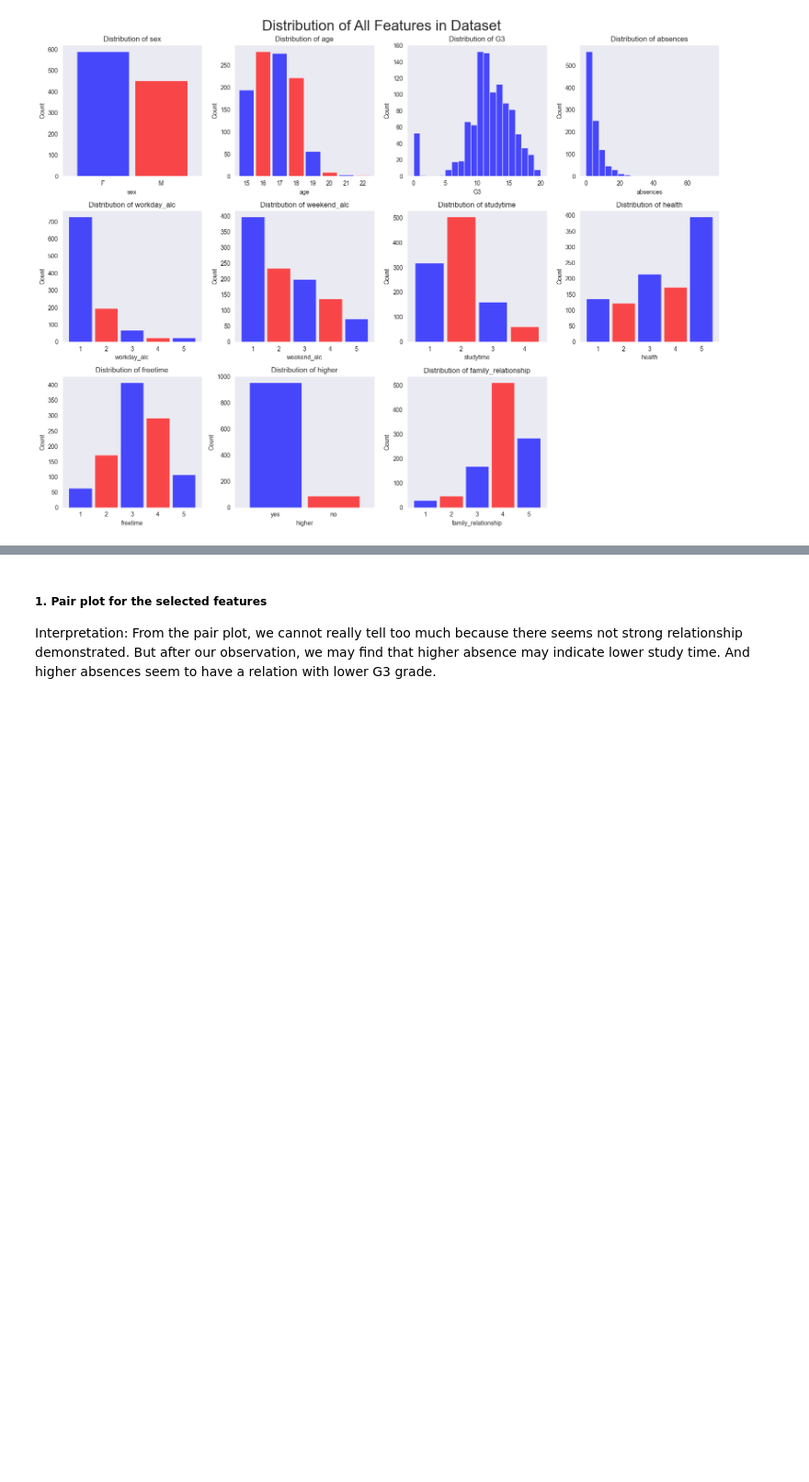
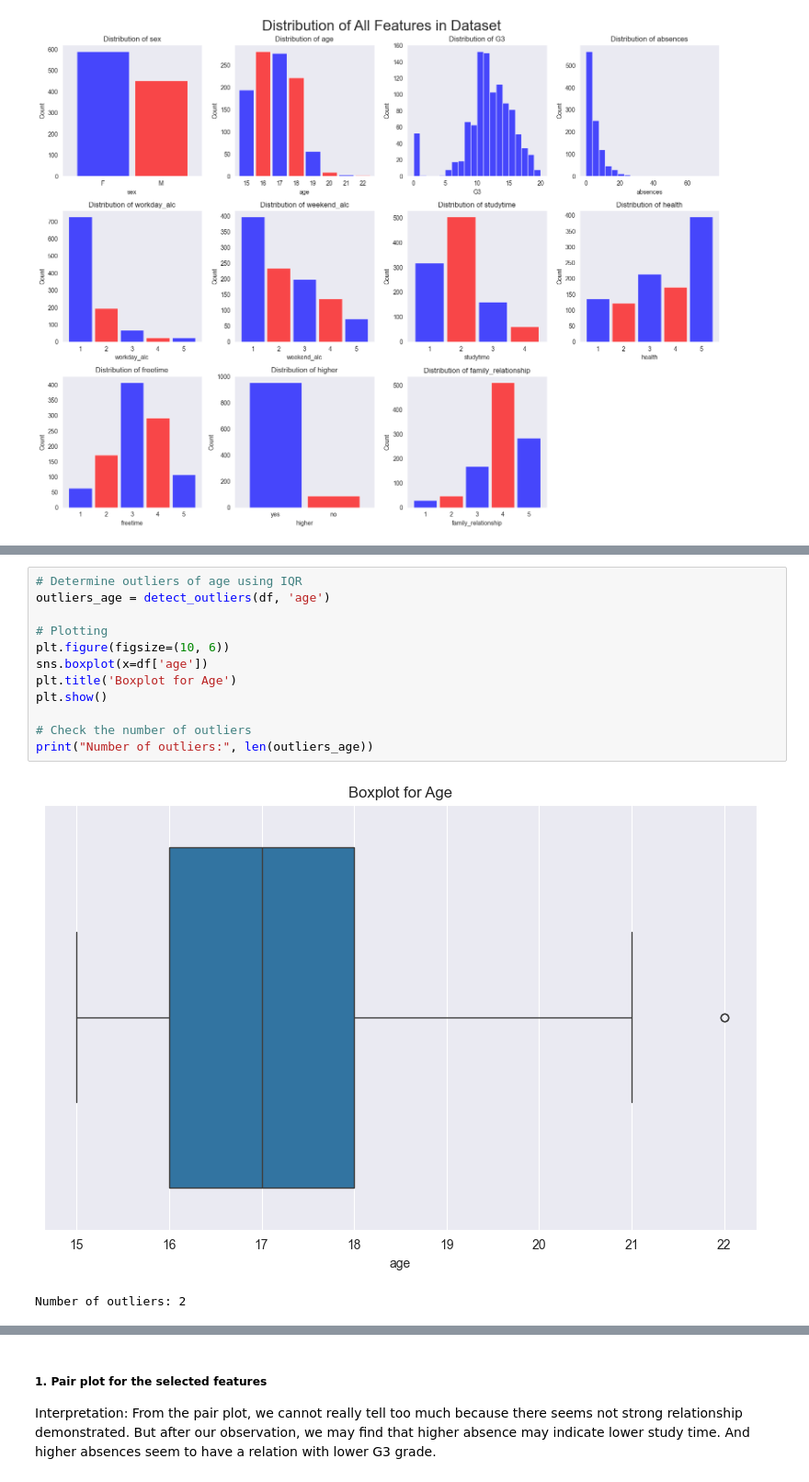
Before and after one commit to COGS108/Group088_WI24, a Jupyter notebook: EDACheckpoint_Group088_WI24.ipynb, the cells around one changed output, grey strips where cells are left out. Shown at 92% size. Saved outputs shown, nothing was run; the diff lists cells and outputs as text; blank space fills up the shorter version.

```diff
--- a/EDACheckpoint_Group088_WI24.ipynb
+++ b/EDACheckpoint_Group088_WI24.ipynb
@@ -348,0 +404,15 @@ Number of outliers: 54
+# %%
+# Determine outliers of age using IQR
+outliers_age = detect_outliers(df, 'age')
+
+# Plotting
+plt.figure(figsize=(10, 6))
+sns.boxplot(x=df['age'])
+plt.title('Boxplot for Age')
+plt.show()
+
+# Check the number of outliers
+print("Number of outliers:", len(outliers_age))
+# %% [output]
+[figure, added]
+Number of outliers: 2
```
Also changed, not shown: parts of 10 cells of this notebook.
